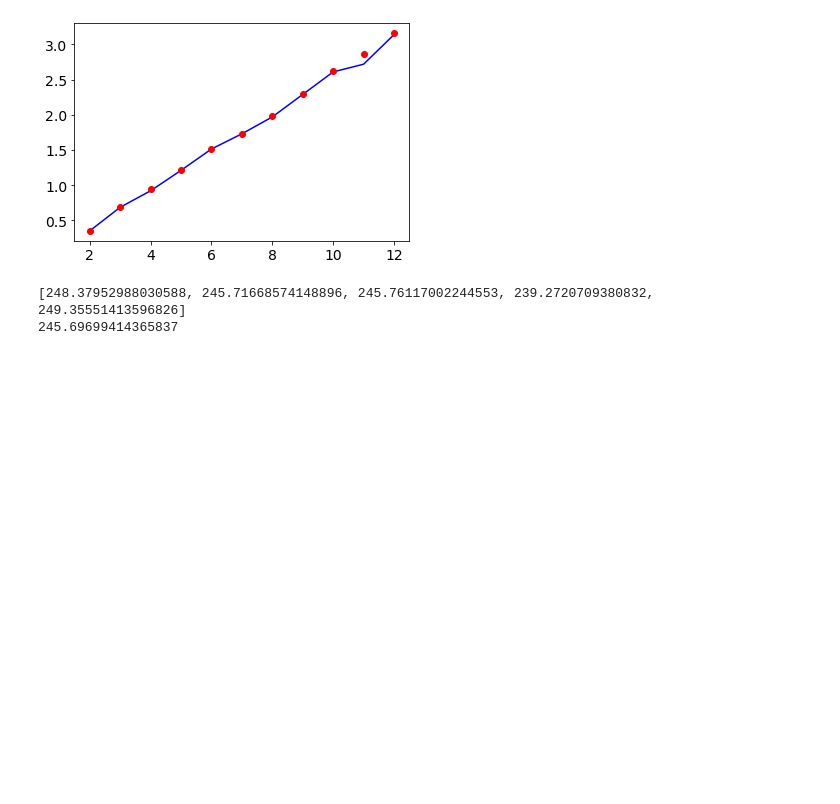
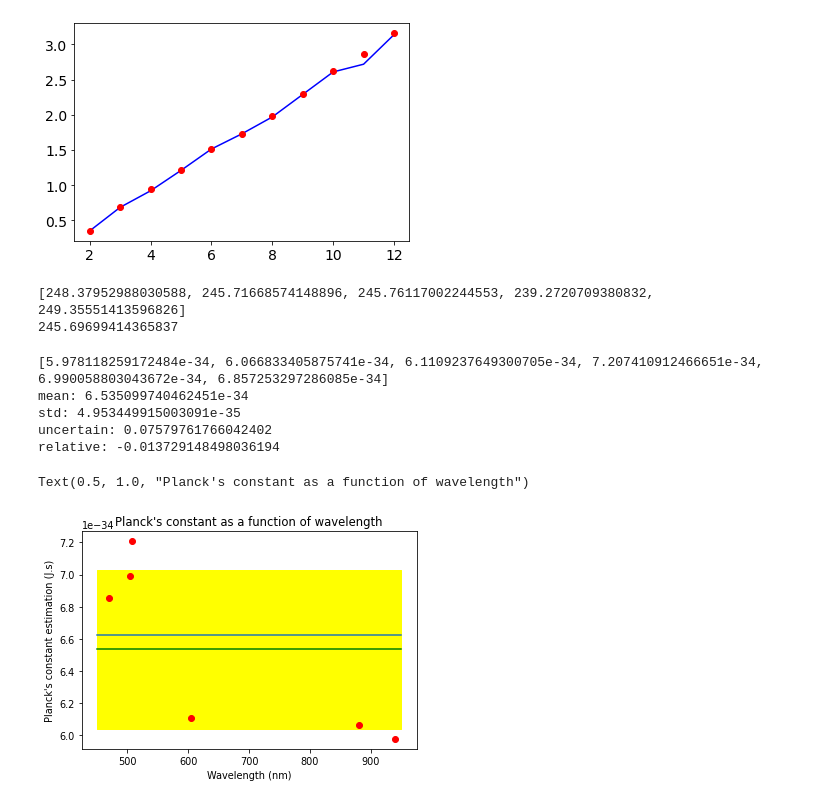
Before and after one commit to nnguyenu/ML-basic, a Jupyter notebook: Matplot_lib_tutorial.ipynb, the cells around one changed output. Saved outputs shown, nothing was run; the diff lists cells and outputs as text; code cells hidden in the pictures; blank space fills up the shorter version.

```diff
--- a/Matplot_lib_tutorial.ipynb
+++ b/Matplot_lib_tutorial.ipynb
@@ -106,3 +106,63 @@ print(sum(k)/len(k))
 # %% [output]
 [248.37952988030588, 245.71668574148896, 245.76117002244553, 239.2720709380832, 249.35551413596826]
 245.69699414365837
+# %%
+N = 6
+wave = [940,880,605,507,505,470]
+v = [1.19,1.29,1.89,2.66,2.59,2.73]
+c = 299792458
+e = 1.60217662 * 10**(-19)
+h =  6.626070040 * (10**(-34))
+p = [0]*N
+for i in range(N):
+  p[i] = e*v[i]*wave[i]*(10**(-9))/c
+print(p)
+
+ex = [0]*N
+for i in range(N):
+  ex[i] = c*h/wave[i]/e*(10**9)
+
+wrong = [0]*N
+for i in range(N):
+  wrong[i] = round(v[i]/ex[i]*100,2)
+
+mean = sum(p)/len(p)
+print('mean:',mean)
+
+std = 0
+for i in range(N):
+  std += (p[i]-mean)**2/N
+std = math.sqrt(std)
+print('std:',std)
+uncertain = std/mean
+print('uncertain:',uncertain)
+
+relative = (mean-h)/h
+print('relative:',relative)
+
+plt.plot(wave,p,'ro')
+
+x = [450,950]
+y = [h]*2
+yy = [mean]*2
+plt.plot(x,y)
+plt.plot(x,yy,'green')
+
+yd1 = [mean-std]*2
+yd2 = [mean+std]*2
+
+plt.fill_between(x,yd1,y,color = 'yellow')
+plt.fill_between(x,yd2,y,color = 'yellow')
+
+plt.rcParams.update({'font.size': 9.7})
+plt.xlabel('Wavelength (nm)')
+plt.ylabel("Planck's constant estimation (J.s)")
+plt.title("Planck's constant as a function of wavelength")
+# %% [output]
+[5.978118259172484e-34, 6.066833405875741e-34, 6.1109237649300705e-34, 7.207410912466651e-34, 6.990058803043672e-34, 6.857253297286085e-34]
+mean: 6.535099740462451e-34
+std: 4.953449915003091e-35
+uncertain: 0.07579761766042402
+relative: -0.013729148498036194
+Text(0.5, 1.0, "Planck's constant as a function of wavelength")
+[figure, added]
```
